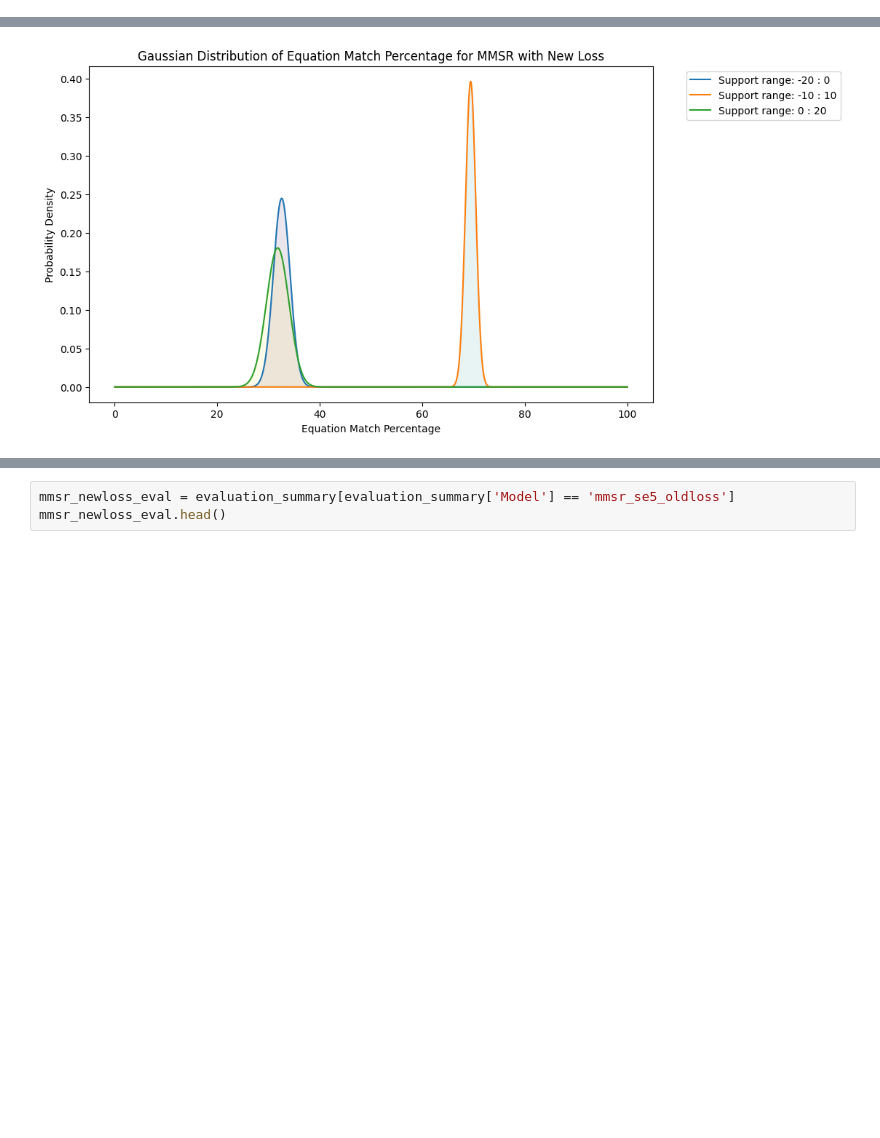
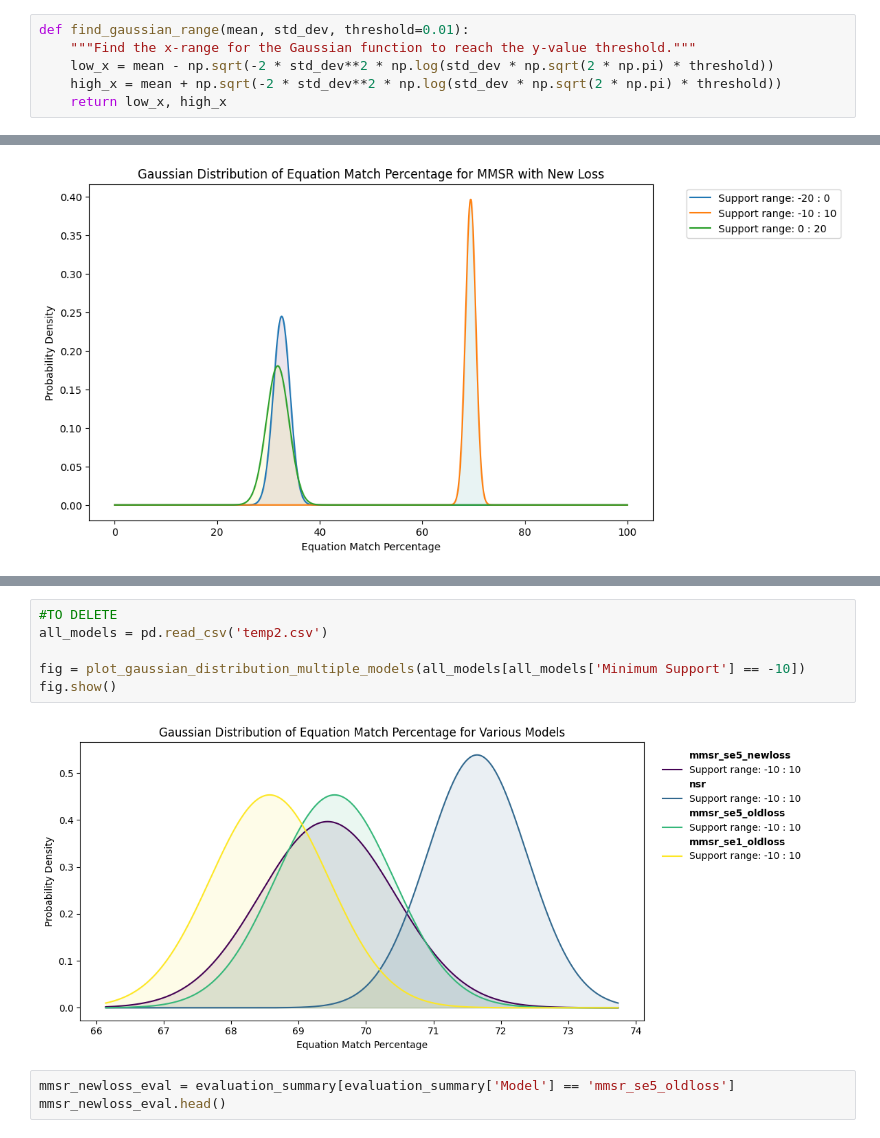
Before and after one commit to fabienmorgan/Self-Supervised_Numerical_Pre-Training_for_Symbolic_Regression, a Jupyter notebook: evalulation_graphs/variance_seed.ipynb, the cells around one changed output, grey strips where cells are left out. Cells and saved outputs as stored; diff of their text form; blank space fills up the shorter version.

```diff
--- a/evalulation_graphs/variance_seed.ipynb
+++ b/evalulation_graphs/variance_seed.ipynb
@@ -12,6 +12,12 @@ from collections import defaultdict
 # %%
 def gaussian(x, mean, std_dev):
     return (1 / (std_dev * np.sqrt(2 * np.pi))) * np.exp(-0.5 * ((x - mean) / std_dev) ** 2)
+# %%
+def find_gaussian_range(mean, std_dev, threshold=0.01):
+    """Find the x-range for the Gaussian function to reach the y-value threshold."""
+    low_x = mean - np.sqrt(-2 * std_dev**2 * np.log(std_dev * np.sqrt(2 * np.pi) * threshold))
+    high_x = mean + np.sqrt(-2 * std_dev**2 * np.log(std_dev * np.sqrt(2 * np.pi) * threshold))
+    return low_x, high_x
 # %%
 def plot_gaussian_distribution(dataframe, model_name):
     fig, ax = plt.subplots(figsize=(10, 6))
@@ -310,3 +264,11 @@ fig.show()
+# %%
+#TO DELETE
+all_models = pd.read_csv('temp2.csv')
+
+fig = plot_gaussian_distribution_multiple_models(all_models[all_models['Minimum Support'] == -10])
+fig.show()
+# %% [output]
+[figure, added]
 # %%
 mmsr_newloss_eval = evaluation_summary[evaluation_summary['Model'] == 'mmsr_se5_oldloss']
 mmsr_newloss_eval.head()
```
Also changed, not shown: parts of 4 cells of this notebook.
